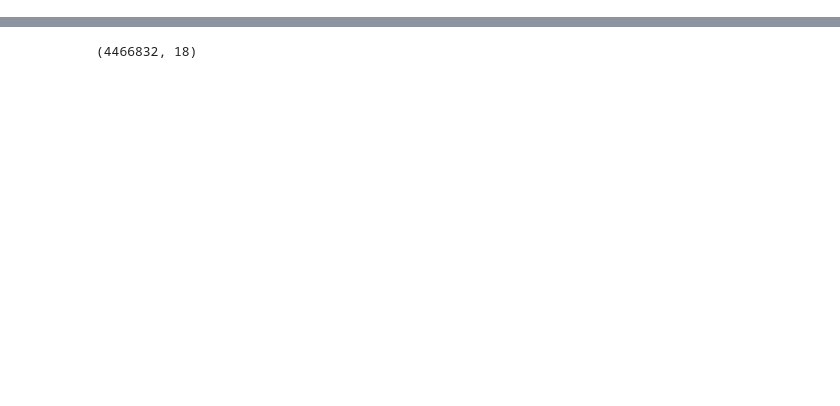
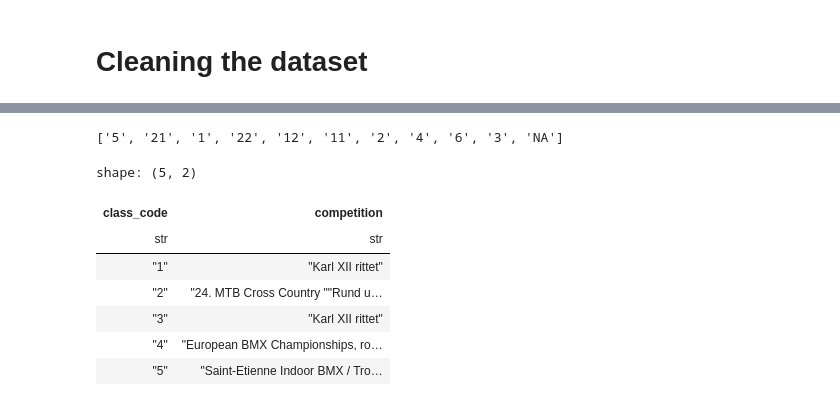
Before and after one commit to abhishekjha462000/mathematical_modelling_aymane_abhishek, a Jupyter notebook: aymane_abhishek.ipynb, the cells around one changed output, grey strips where cells are left out. Saved outputs shown, nothing was run; the diff lists cells and outputs as text; code cells hidden in the pictures; blank space fills up the shorter version.

```diff
--- a/aymane_abhishek.ipynb
+++ b/aymane_abhishek.ipynb
@@ -1,2 +1,4 @@
+# %% [markdown]
+# Cleaning the dataset
 # %%
 import polars as pl
@@ -21,6 +44,24 @@ shape: (5, 18)
 | "mountain-bike" | "Cross-country short circuit" | "3 - Class 3" | "Karl XII rittet" | "NOR" | "Elite" | 2021 | "3" | 4 | ... |
 | "mountain-bike" | "Cross-country short circuit" | "3 - Class 3" | "Karl XII rittet" | "NOR" | "Elite" | 2021 | "3" | 5 | ... |
 # %%
-df.shape
+(df['class_code'].value_counts())['class_code'].to_list()
 # %% [output]
-(4466832, 18)
+['5', '21', '1', '22', '12', '11', '2', '4', '6', '3', 'NA']
+# %%
+# Check unique race names for the single-digit codes
+(
+    df
+    .filter(pl.col("class_code").is_in(['1', '2', '3', '4', '5']))
+    .select(["class_code", "competition"])
+    .unique(subset=["class_code"])
+    .sort("class_code")
+)
+# %% [output]
+shape: (5, 2)
+| class_code | competition |
+| str | str |
+| "1" | "Karl XII rittet" |
+| "2" | "24. MTB Cross Country ""Rund u… |
+| "3" | "Karl XII rittet" |
+| "4" | "European BMX Championships, ro… |
+| "5" | "Saint-Etienne Indoor BMX / Tro… |
```
Also changed, not shown: parts of 21 cells of this notebook.
